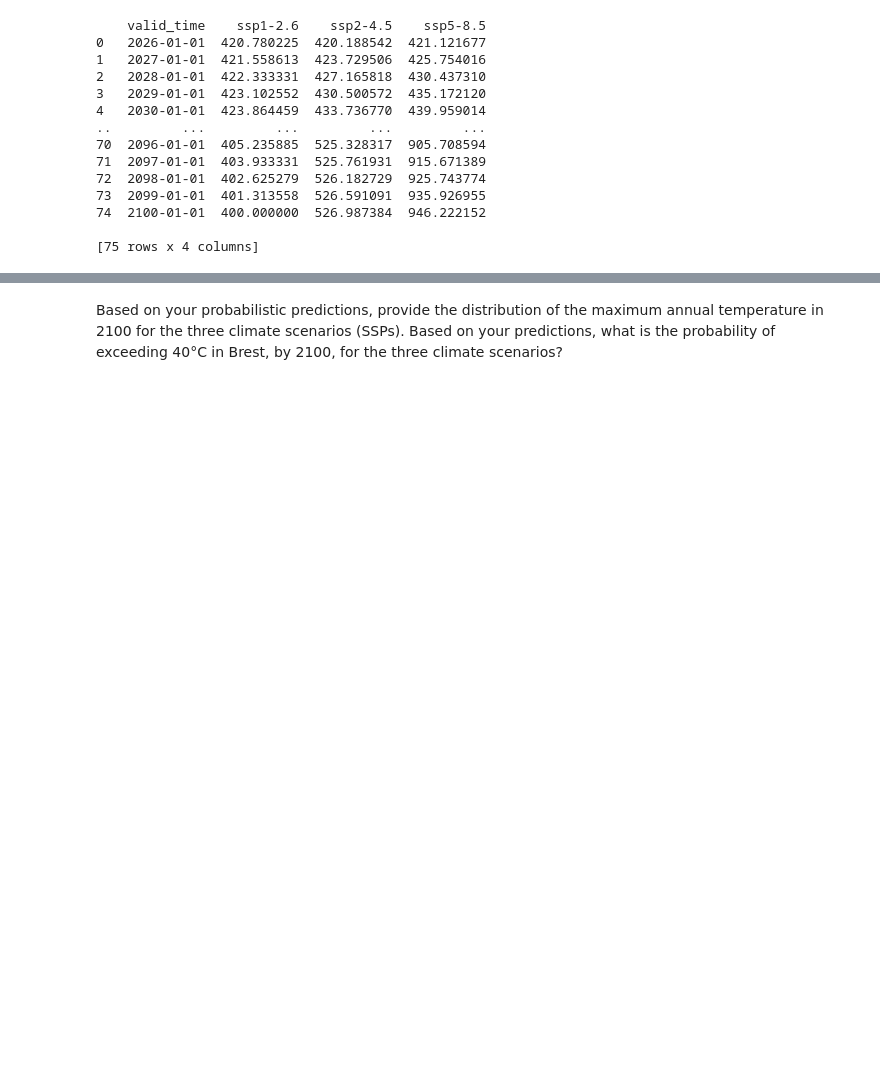
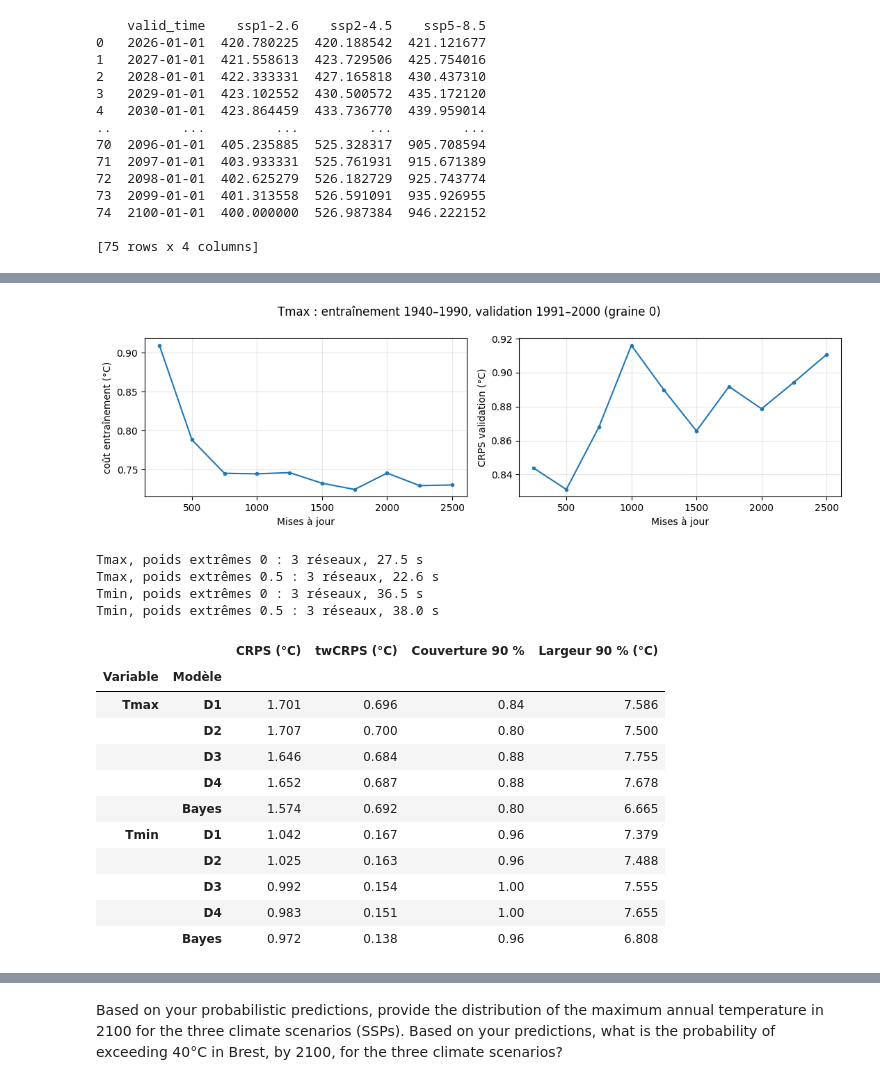
Before and after one commit to eliashas/mini-projet-stochastique, a Jupyter notebook: rendu_final_concis/rendu_final_groupe.ipynb, the cells around one changed output, grey strips where cells are left out. Saved outputs shown, nothing was run; the diff lists cells and outputs as text; code cells hidden in the pictures; blank space fills up the shorter version.

```diff
--- a/rendu_final_concis/rendu_final_groupe.ipynb
+++ b/rendu_final_concis/rendu_final_groupe.ipynb
@@ -595,0 +805,64 @@ et l'intervalle 5-95 % (bande) des tirages.
+# %%
+PAS = {'max': {'D1': 1250, 'D2': 750}, 'min': {'D1': 1500, 'D2': 1250}}
+
+# Observation de l'apprentissage, sans utiliser les températures 2001–2025.
+train_courbe = (y['annee'] <= 1990).to_numpy()
+val_courbe = y['annee'].between(1991, 2000).to_numpy()
+exemple = entrainer_diffusion(x[train_courbe], y['max'].to_numpy()[train_courbe], 2500,
+                            validation=(x[val_courbe], y['max'].to_numpy()[val_courbe]))
+h = exemple['historique']
+fig, axes = plt.subplots(1, 2, figsize=(11, 3.4))
+for ax, colonne in zip(axes, ['coût entraînement (°C)', 'CRPS validation (°C)']):
+    ax.plot(h['pas'], h[colonne], 'o-', ms=3)
+    ax.set(xlabel='Mises à jour', ylabel=colonne)
+fig.suptitle('Tmax : entraînement 1940–1990, validation 1991–2000 (graine 0)')
+plt.tight_layout()
+plt.show()
+
+# Réajustements sur 1940–2000, avec les durées déjà fixées.
+suites_test = {}
+for var in ['max', 'min']:
+    for nom, poids in [('D1', 0.0), ('D2', 0.5)]:
+        suites_test[var, nom] = entrainer_suite(x[avant], y[var].to_numpy()[avant], PAS[var][nom], var, poids)
+
+def indicateurs(tirages, obs, seuil, variable):
+    v = np.maximum if variable == 'max' else np.minimum
+    q5, q95 = np.percentile(tirages, [5, 95], axis=0)
+    return {'CRPS (°C)': crps(tirages, obs),
+            'twCRPS (°C)': crps(v(tirages, seuil), v(obs, seuil)),
+            'Couverture 90 %': np.mean((obs >= q5) & (obs <= q95)),
+            'Largeur 90 % (°C)': np.mean(q95 - q5)}
+
+predictions_test, lignes = {}, []
+for var in ['max', 'min']:
+    obs = y[var].to_numpy()[apres]
+    seuil = np.quantile(y[var].to_numpy()[avant], 0.8 if var == 'max' else 0.2)
+    for nom, parent, boot in [('D1', 'D1', False), ('D2', 'D2', False),
+                              ('D3', 'D1', True), ('D4', 'D2', True)]:
+        tirages = tirer_diffusion(suites_test[var, parent], x[apres], bootstrap=boot)
+        predictions_test[var, nom] = tirages
+        lignes.append({'Variable': 'T' + var, 'Modèle': nom, **indicateurs(tirages, obs, seuil, var)})
+    bayes = tirer(ajuster(x[avant], y[var].to_numpy()[avant]), x[apres])
+    predictions_test[var, 'Bayes'] = bayes
+    lignes.append({'Variable': 'T' + var, 'Modèle': 'Bayes', **indicateurs(bayes, obs, seuil, var)})
+
+scores_execution = pd.DataFrame(lignes).set_index(['Variable', 'Modèle'])
+display(scores_execution.round(3))
+# %% [output]
+[figure, added]
+Tmax, poids extrêmes 0 : 3 réseaux, 27.5 s
+Tmax, poids extrêmes 0.5 : 3 réseaux, 22.6 s
+Tmin, poids extrêmes 0 : 3 réseaux, 36.5 s
+Tmin, poids extrêmes 0.5 : 3 réseaux, 38.0 s
+|  |  | CRPS (°C) | twCRPS (°C) | Couverture 90 % | Largeur 90 % (°C) |
+| Variable | Modèle |  |  |  |  |
+| Tmax | D1 | 1.701 | 0.696 | 0.84 | 7.586 |
+|  | D2 | 1.707 | 0.700 | 0.80 | 7.500 |
+|  | D3 | 1.646 | 0.684 | 0.88 | 7.755 |
+|  | D4 | 1.652 | 0.687 | 0.88 | 7.678 |
+|  | Bayes | 1.574 | 0.692 | 0.80 | 6.665 |
+| Tmin | D1 | 1.042 | 0.167 | 0.96 | 7.379 |
+|  | D2 | 1.025 | 0.163 | 0.96 | 7.488 |
+|  | D3 | 0.992 | 0.154 | 1.00 | 7.555 |
+|  | D4 | 0.983 | 0.151 | 1.00 | 7.655 |
+|  | Bayes | 0.972 | 0.138 | 0.96 | 6.808 |
```
Also changed, not shown: parts of 36 cells of this notebook, 22 other files.
